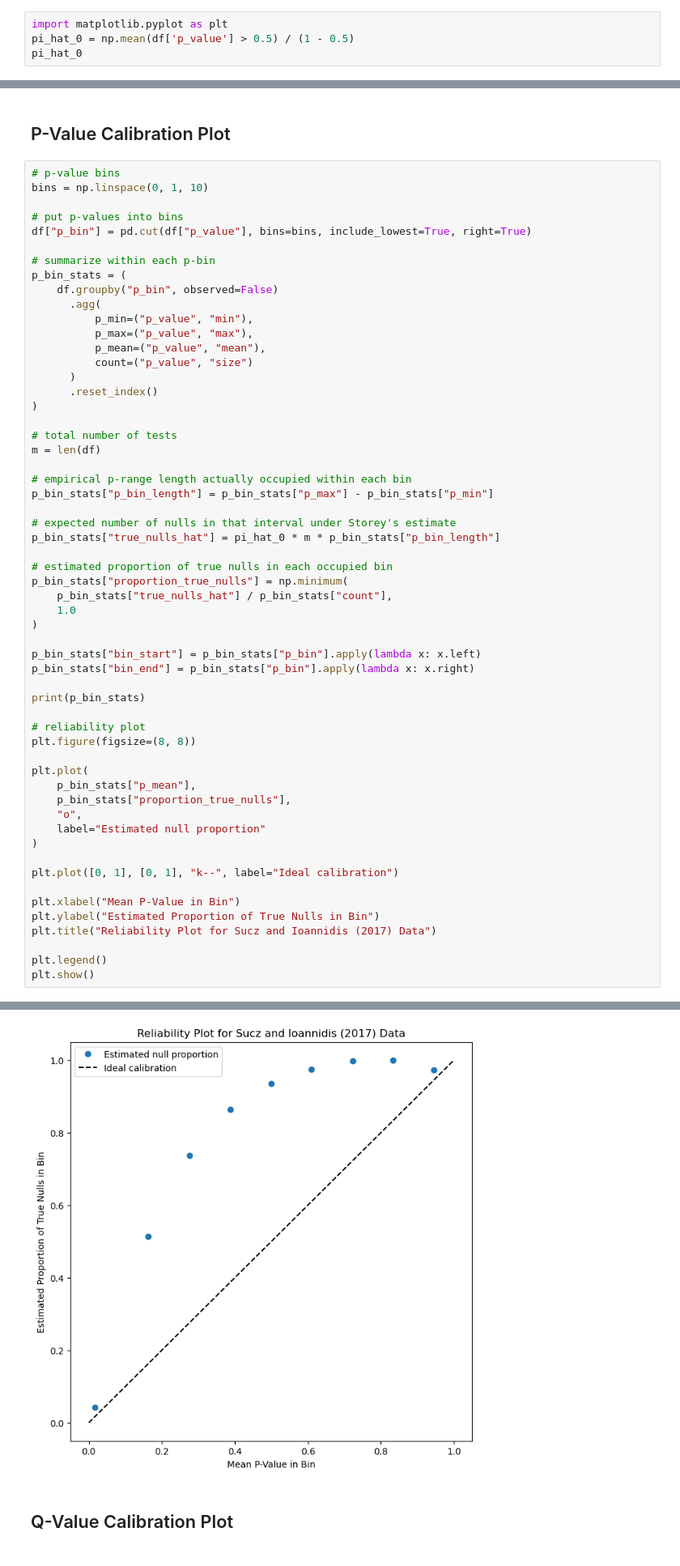
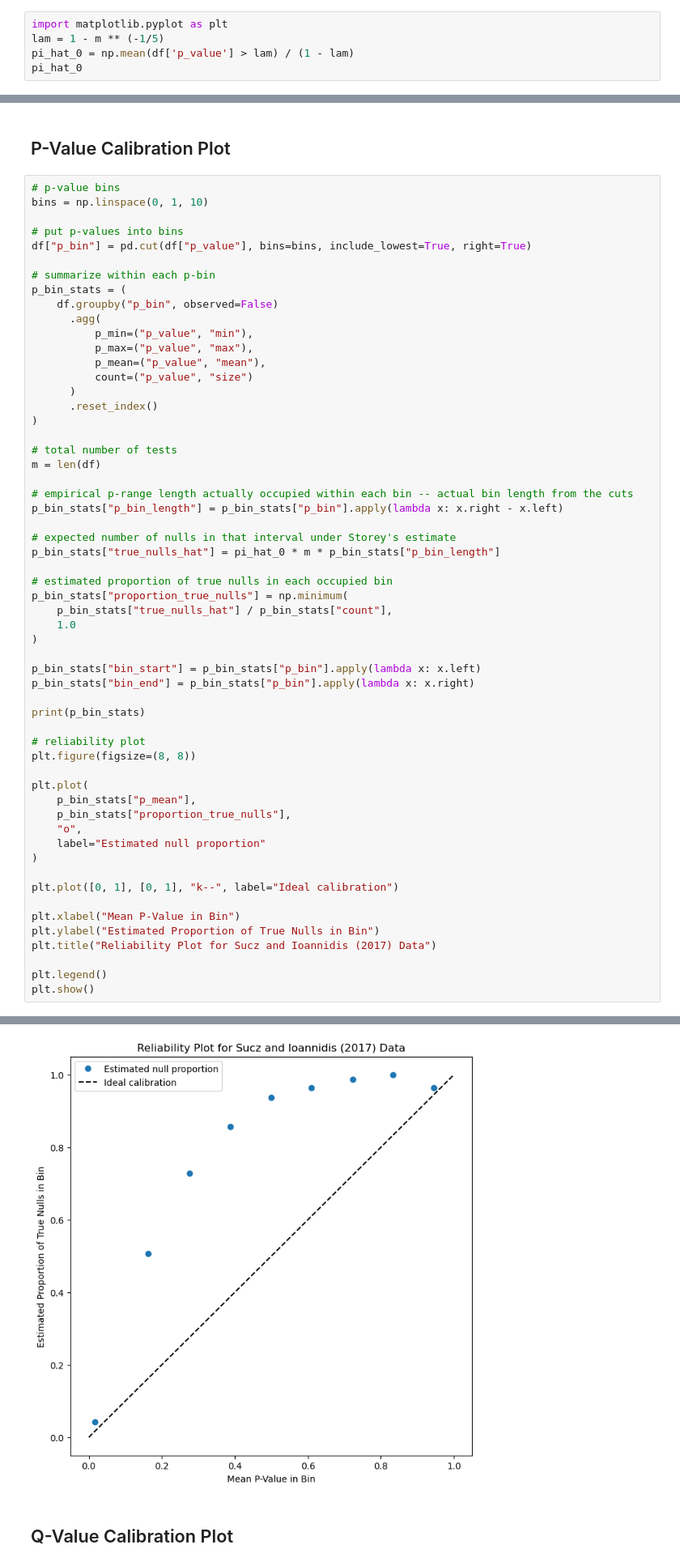
Before and after one commit to adway/eb-denoising, a Jupyter notebook: notebooks/calibration-plots.ipynb, the cells around one changed output, grey strips where cells are left out. Shown at 81% size. Cells and saved outputs as stored; diff of their text form.

```diff
--- a/notebooks/calibration-plots.ipynb
+++ b/notebooks/calibration-plots.ipynb
@@ -47,5 +55,6 @@ See the caveats in the documentation: https://pandas.pydata.org/pandas-docs/stab
 # %%
 import matplotlib.pyplot as plt
-pi_hat_0 = np.mean(df['p_value'] > 0.5) / (1 - 0.5)
+lam = 1 - m ** (-1/5)
+pi_hat_0 = np.mean(df['p_value'] > lam) / (1 - lam)
 pi_hat_0
 # %% [output]
@@ -74,8 +93,8 @@ p_bin_stats = (
 # total number of tests
 m = len(df)
 
-# empirical p-range length actually occupied within each bin
-p_bin_stats["p_bin_length"] = p_bin_stats["p_max"] - p_bin_stats["p_min"]
+# empirical p-range length actually occupied within each bin -- actual bin length from the cuts
+p_bin_stats["p_bin_length"] = p_bin_stats["p_bin"].apply(lambda x: x.right - x.left)
 
 # expected number of nulls in that interval under Storey's estimate
 p_bin_stats["true_nulls_hat"] = pi_hat_0 * m * p_bin_stats["p_bin_length"]
@@ -130,4 +149,4 @@ plt.show()
-[figure, old version]
+[figure, new version]
 # %% [markdown]
 ## Q-Value Calibration Plot
 # %%
```
Also changed, not shown: parts of 14 cells of this notebook, 2 other files.
